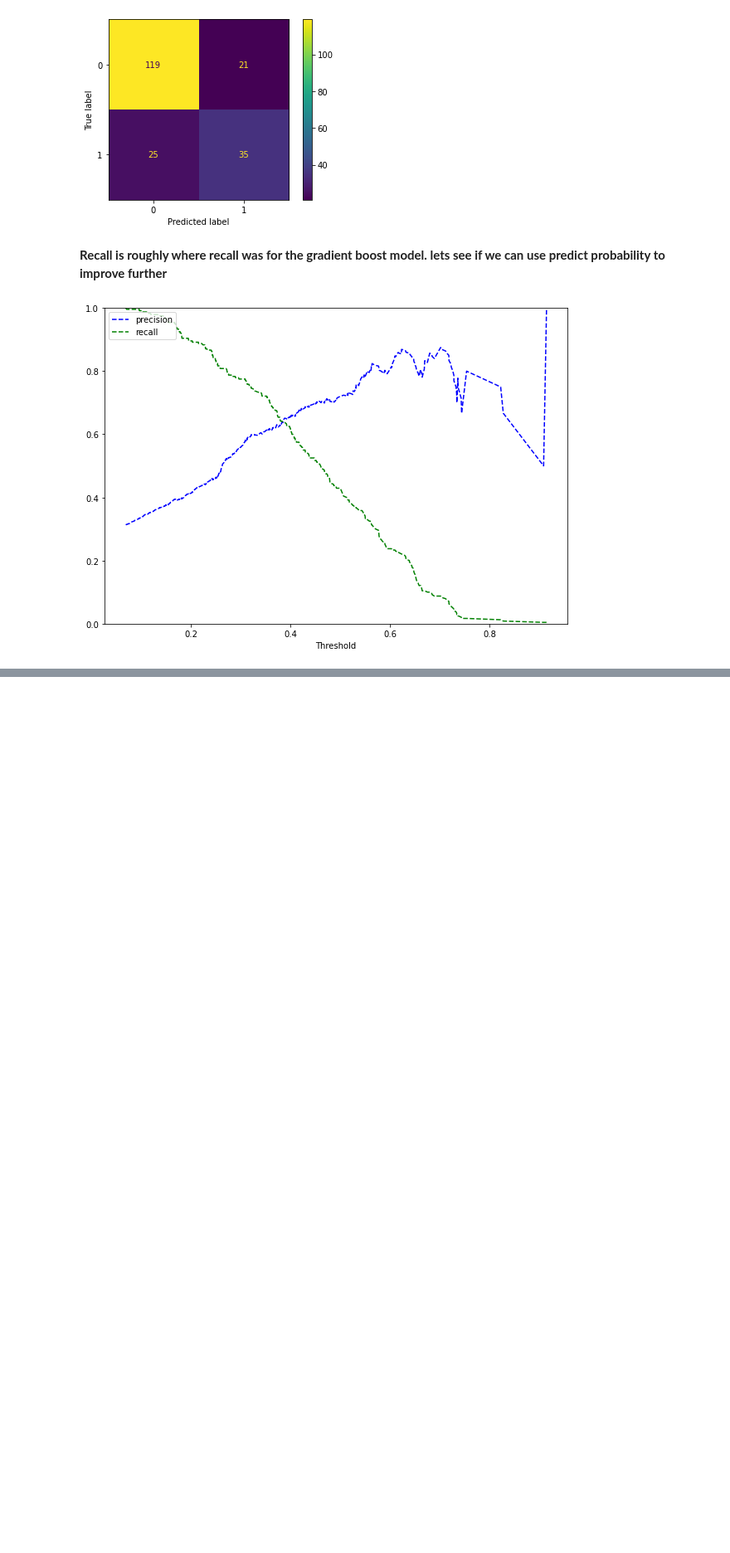
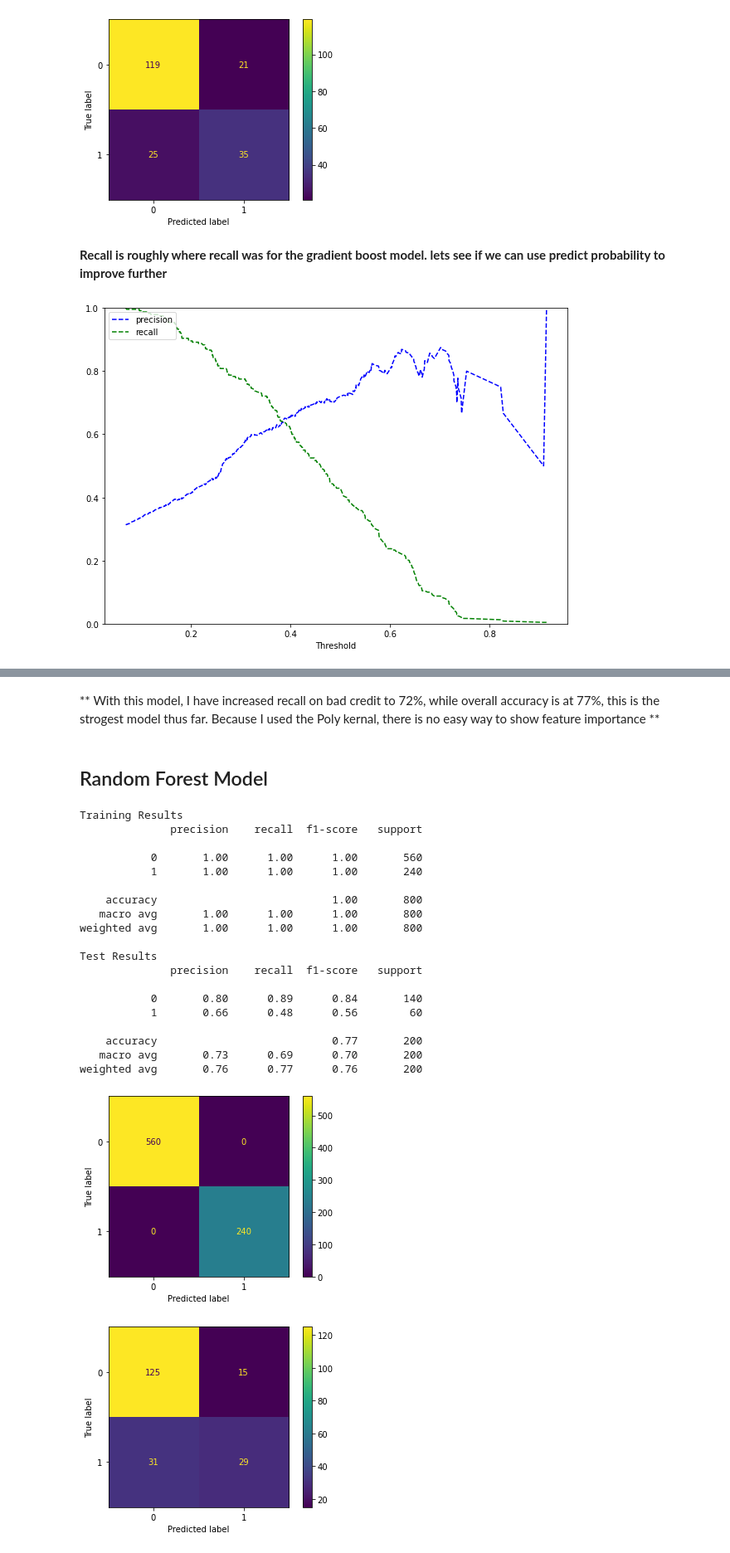
Before and after one commit to vjohnson22/credit_card_risk, a Jupyter notebook: credit_risk_analysis.ipynb, the cells around one changed output, grey strips where cells are left out. Shown at 83% size. Saved outputs shown, nothing was run; the diff lists cells and outputs as text; code cells hidden in the pictures; blank space fills up the shorter version.

Commit message:
random forest

```diff
--- a/credit_risk_analysis.ipynb
+++ b/credit_risk_analysis.ipynb
@@ -1218,0 +1217,30 @@ weighted avg       0.79      0.77      0.78       200
+# %% [markdown]
+** With this model, I have increased recall on bad credit to 72%, while overall accuracy is at 77%, this is the strogest model thus far. Because I used the Poly kernal, there is no easy way to show feature importance **
+# %% [markdown]
+## Random Forest Model
+# %%
+random_forest = RandomForestClassifier(random_state=22)
+
+model_performance(random_forest)
+# %% [output]
+Training Results
+              precision    recall  f1-score   support
+
+           0       1.00      1.00      1.00       560
+           1       1.00      1.00      1.00       240
+
+    accuracy                           1.00       800
+   macro avg       1.00      1.00      1.00       800
+weighted avg       1.00      1.00      1.00       800
+
+Test Results
+              precision    recall  f1-score   support
+
+           0       0.80      0.89      0.84       140
+           1       0.66      0.48      0.56        60
+
+    accuracy                           0.77       200
+   macro avg       0.73      0.69      0.70       200
+weighted avg       0.76      0.77      0.76       200
+[figure, added]
+[figure, added]
```
Also changed, not shown: parts of 19 cells of this notebook.
